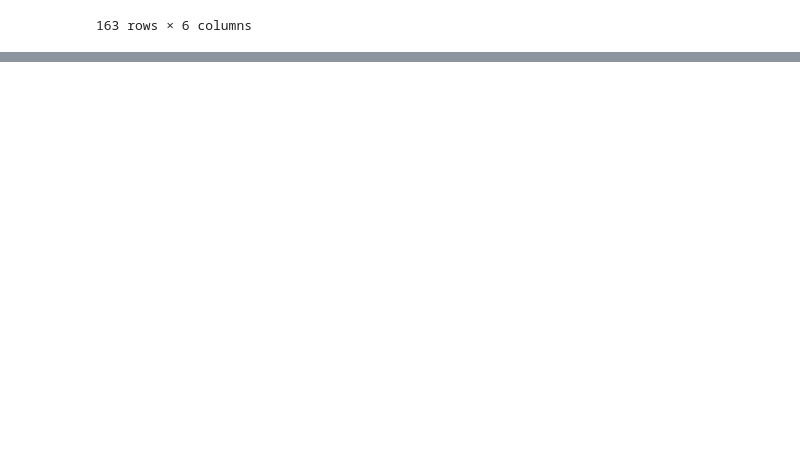
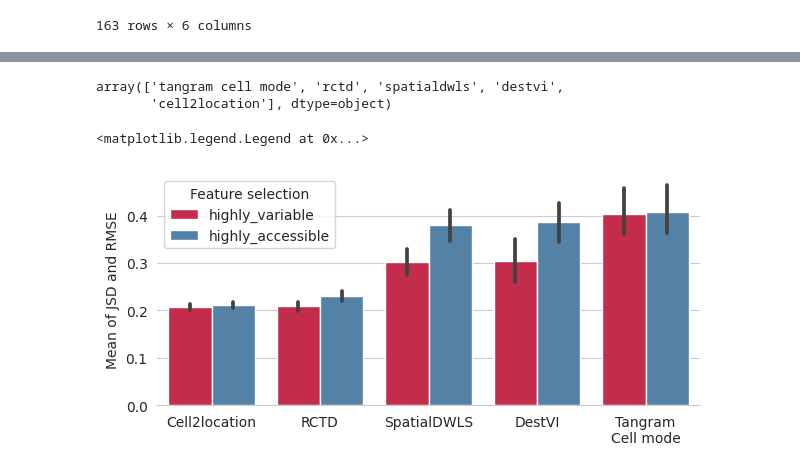
Before and after one commit to theislab/deconvATAC, a Jupyter notebook: notebooks/results/create_results_table.ipynb, the cells around one changed output, grey strips where cells are left out. Saved outputs shown, nothing was run; the diff lists cells and outputs as text; code cells hidden in the pictures; blank space fills up the shorter version.

```diff
--- a/notebooks/results/create_results_table.ipynb
+++ b/notebooks/results/create_results_table.ipynb
@@ -127,0 +384,41 @@ dtype: float64
+# %%
+df.method.unique()
+# %% [output]
+array(['tangram cell mode', 'rctd', 'spatialdwls', 'destvi',
+       'cell2location'], dtype=object)
+# %%
+method_maps = {
+    "tangram cell mode": "Tangram\nCell mode",
+      "rctd": "RCTD",
+    "spatialdwls": "SpatialDWLS",
+    "destvi": "DestVI",
+    "cell2location": "Cell2location",
+}
+# %%
+test = df.dropna().query(" modality=='atac'")
+# %%
+test["method"] = test["method"].map(method_maps).dropna()
+# %%
+test["score"] = test[["jsd", "rmse"]].mean(axis=1)
+# %%
+sns.set_style("whitegrid")
+fig, ax = plt.subplots(figsize=(7, 3))
+order = test.groupby("method")["score"].mean().sort_values().index
+sns.barplot(
+    data=test,
+    x="method",
+    y="score",
+    hue="features",
+    palette=["crimson", "steelblue"],
+    order=order,
+    hue_order=["highly_variable", "highly_accessible"],
+    ax=ax,
+)
+sns.despine(left=True)
+ax.set_ylabel("Mean of JSD and RMSE")
+ax.set_xlabel("")
+# move legend outside
+plt.legend(title="Feature selection", loc="upper left")
+# %% [output]
+<matplotlib.legend.Legend at 0x...>
+[figure, added]
```
Also changed, not shown: parts of 43 cells of this notebook.
